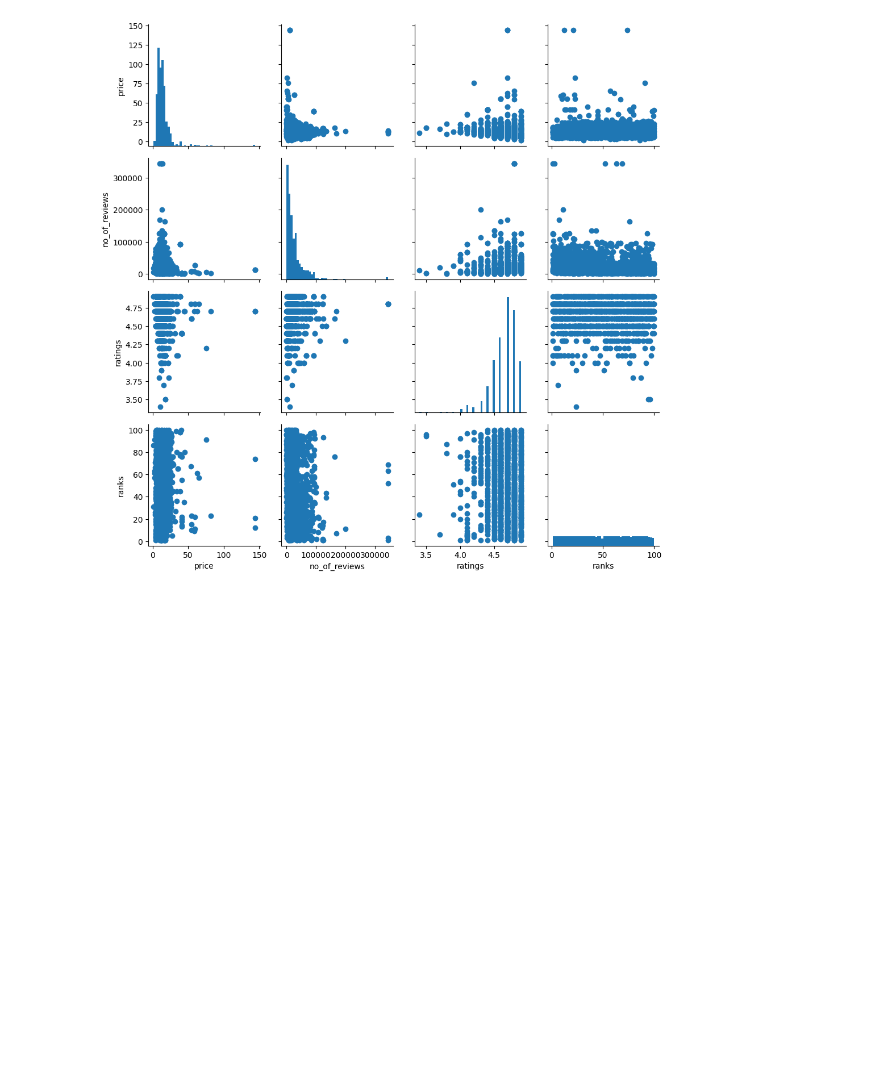
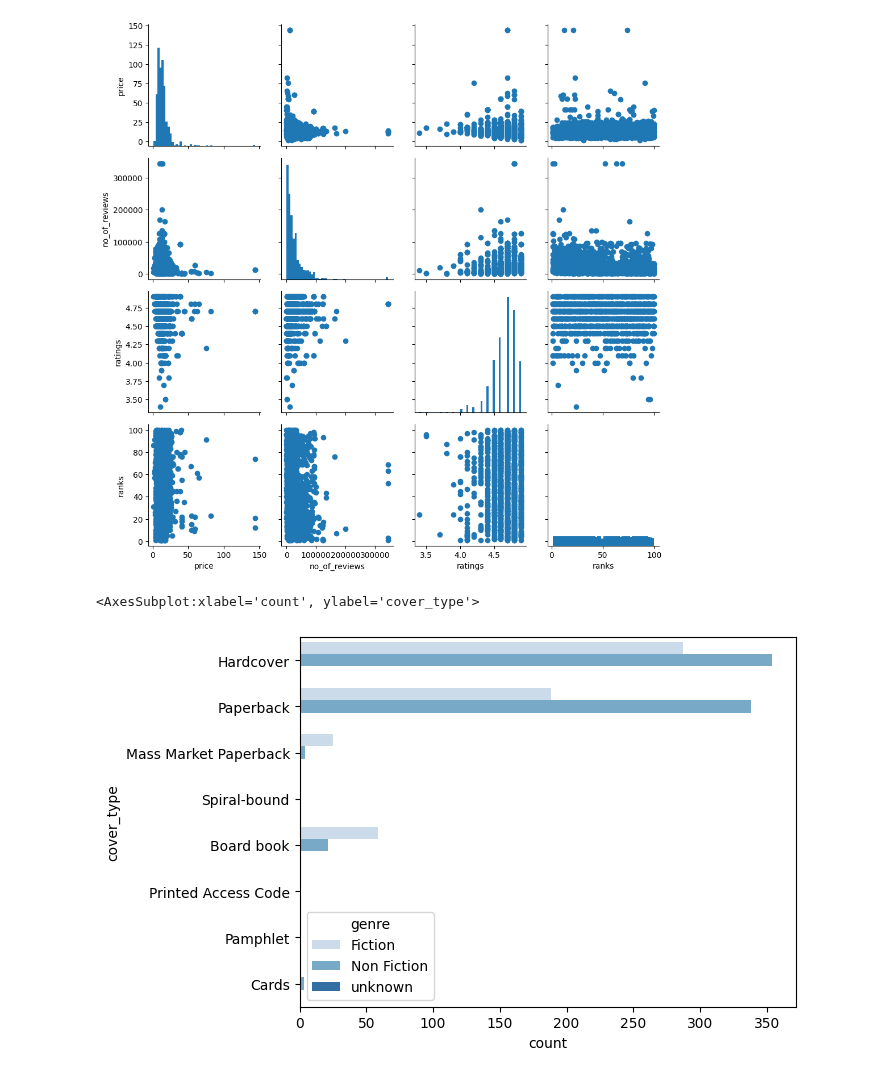
Before and after one commit to latifkara/dataScienceProjects, a Jupyter notebook: TopBookList/BookList.ipynb, the cells around one changed output. Drawn from its saved outputs; the diff is of its cells as text; code cells hidden in the pictures; blank space fills up the shorter version.

Commit message:
Books Project | update

```diff
--- a/TopBookList/BookList.ipynb
+++ b/TopBookList/BookList.ipynb
@@ -344,3 +373,8 @@ g.map_offdiag(plt.scatter)
 # %% [output]
 <seaborn.axisgrid.PairGrid at 0x...>
 [figure]
+# %%
+sns.countplot(data=books_df, y='cover_type', hue='genre', palette='Blues')
+# %% [output]
+<AxesSubplot:xlabel='count', ylabel='cover_type'>
+[figure, added]
```
Also changed, not shown: parts of 9 cells of this notebook.
